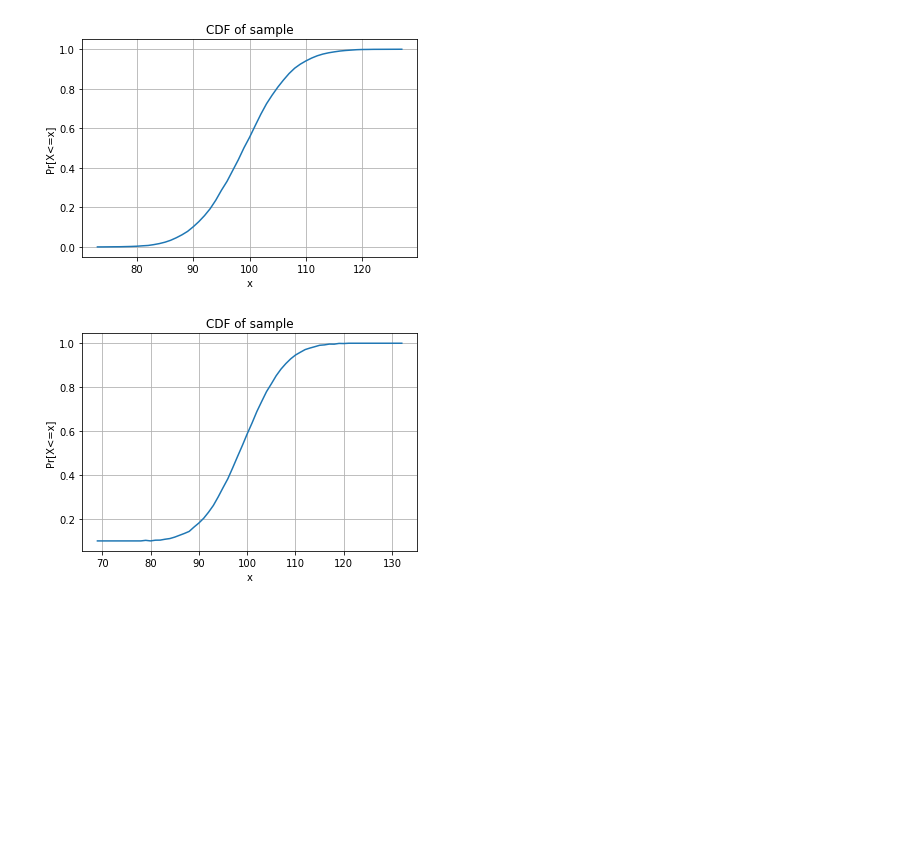
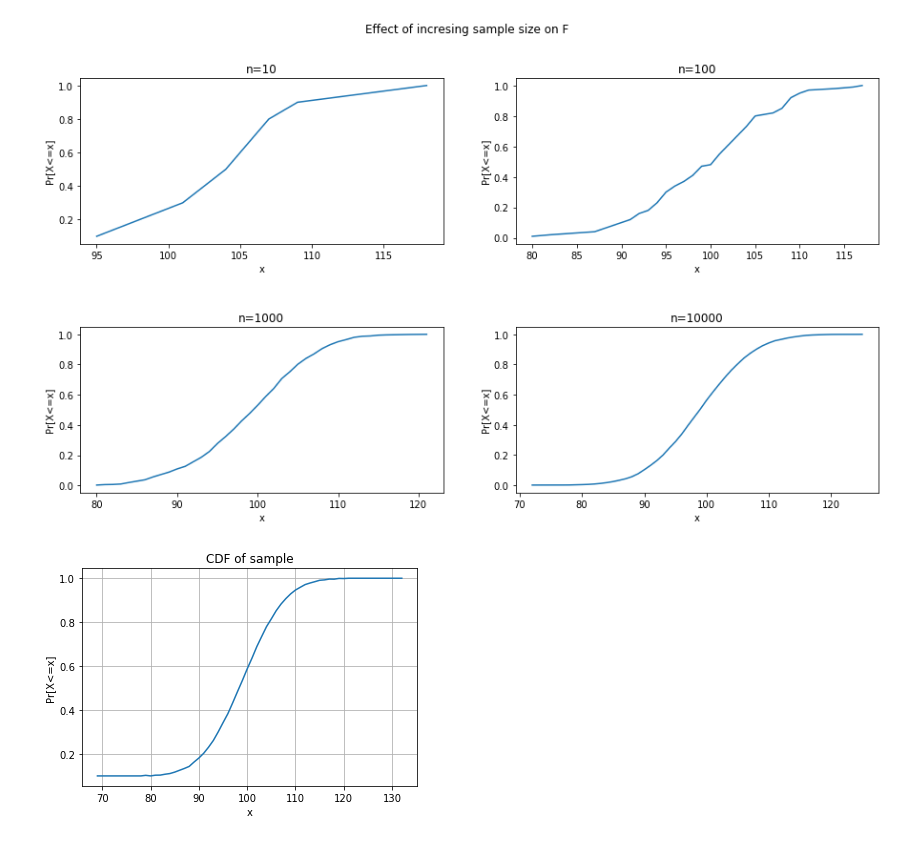
Before and after one commit to tonmoycsedu/Sample-CDF-Exploration, a Jupyter notebook: hw3.ipynb, the cells around one changed output. Saved outputs shown, nothing was run; the diff lists cells and outputs as text; code cells hidden in the pictures; blank space fills up the shorter version.

Commit message:
added subplots

```diff
--- a/hw3.ipynb
+++ b/hw3.ipynb
@@ -27,20 +27,46 @@ def cal_cdf(s):
     #print(key,cdf)
     return key,cdf
 # %%
+s = np.random.binomial(199,0.5,10)
+key1, cdf1 = cal_cdf(s.tolist())
+
+s = np.random.binomial(199,0.5,100)
+key2, cdf2 = cal_cdf(s.tolist())
+
+s = np.random.binomial(199,0.5,1000)
+key3, cdf3 = cal_cdf(s.tolist())
+
 s = np.random.binomial(199,0.5,10000)
-#print(len(s)
-#s = [3,1,7]
-key, cdf = cal_cdf(s.tolist())
+key4, cdf4 = cal_cdf(s.tolist())
 
-plt.figure('Cumulative Distribution')
-plt.plot(key,cdf)
-plt.xlabel('x')
-plt.ylabel('Pr[X<=x]')
-plt.title('CDF of sample')
-plt.grid()
-plt.show()
+# plt.figure('Cumulative Distribution')
+# plt.plot(key,cdf)
+# plt.xlabel('x')
+# plt.ylabel('Pr[X<=x]')
+# plt.title('CDF of sample')
+# plt.grid()
+# plt.show()
-# %% [output]
-[figure, removed]
+# %%
+f, ((ax1, ax2), (ax3, ax4)) = plt.subplots(2, 2,figsize=(15,8))
+f.subplots_adjust(hspace=0.5)
+f.suptitle('Effect of incresing sample size on F')
+ax1.plot(key1, cdf1)
+ax1.set_title("n=10")
+ax2.plot(key2, cdf2)
+ax2.set_title("n=100")
+ax3.plot(key3, cdf3)
+ax3.set_title("n=1000")
+ax4.plot(key4, cdf4)
+ax4.set_title("n=10000")
+
+ax1.set(xlabel='x', ylabel='Pr[X<=x]')
+ax2.set(xlabel='x', ylabel='Pr[X<=x]')
+ax3.set(xlabel='x', ylabel='Pr[X<=x]')
+ax4.set(xlabel='x', ylabel='Pr[X<=x]')
+
+plt.show()
+# %% [output]
+[figure, added]
 # %%
 #m=10000
 import collections
```
